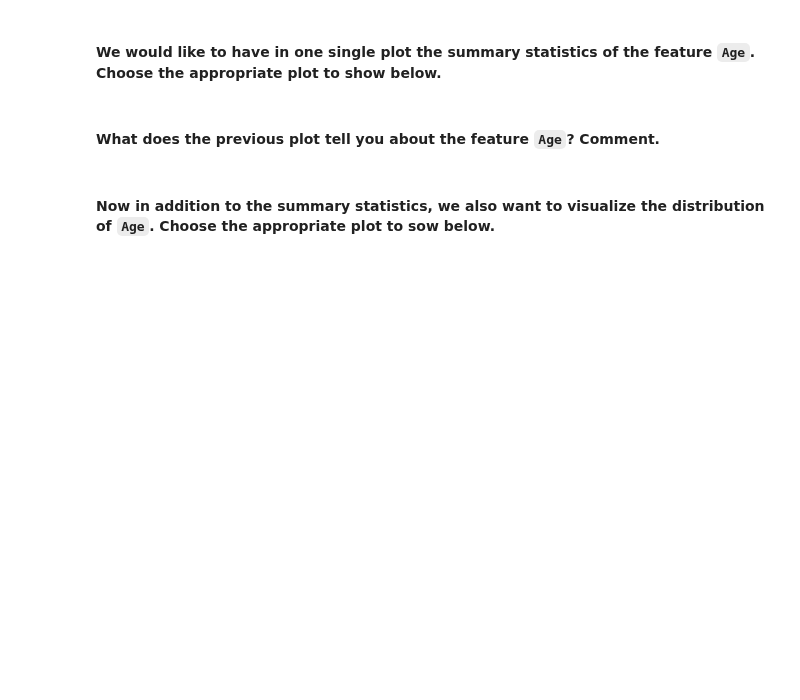
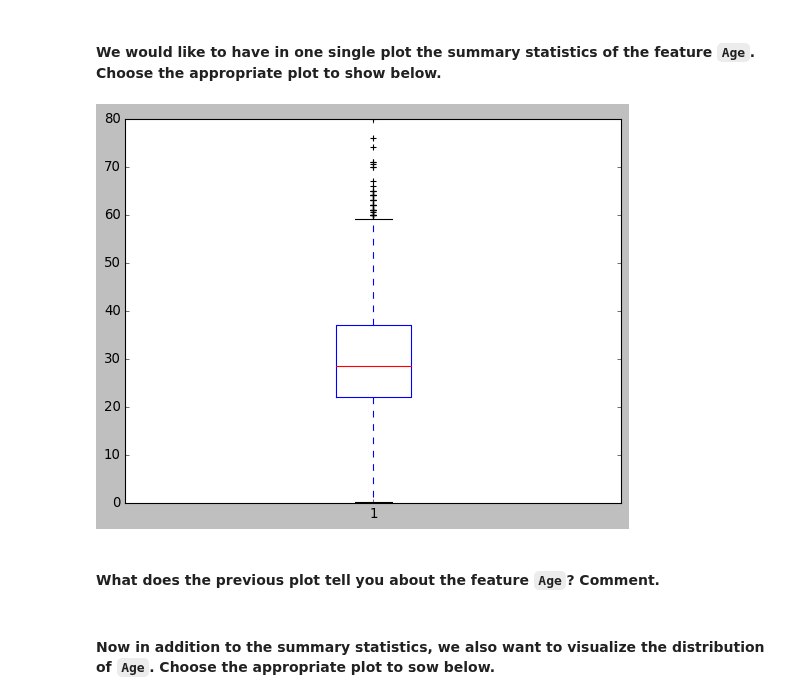
Before and after one commit to fuentebermudez/data-labs, a Jupyter notebook: module-2/lab-matplotlib-seaborn/your-code/challenge-3.ipynb, the cells around one changed output. Cells and saved outputs as stored; diff of their text form; code cells hidden in the pictures; blank space fills up the shorter version.

```diff
--- a/module-2/lab-matplotlib-seaborn/your-code/challenge-3.ipynb
+++ b/module-2/lab-matplotlib-seaborn/your-code/challenge-3.ipynb
@@ -126,5 +131,8 @@ sns.barplot(x=gender.index, y=gender.values)
 #### We would like to have in one single plot the summary statistics of the feature `Age`. Choose the appropriate plot to show below.
 # %%
 # your code here
+plt.boxplot(titanic.Age);
+# %% [output]
+[figure, added]
 # %% [markdown]
 #### What does the previous plot tell you about the feature `Age`? Comment.
```
Also changed, not shown: parts of 16 cells of this notebook.
